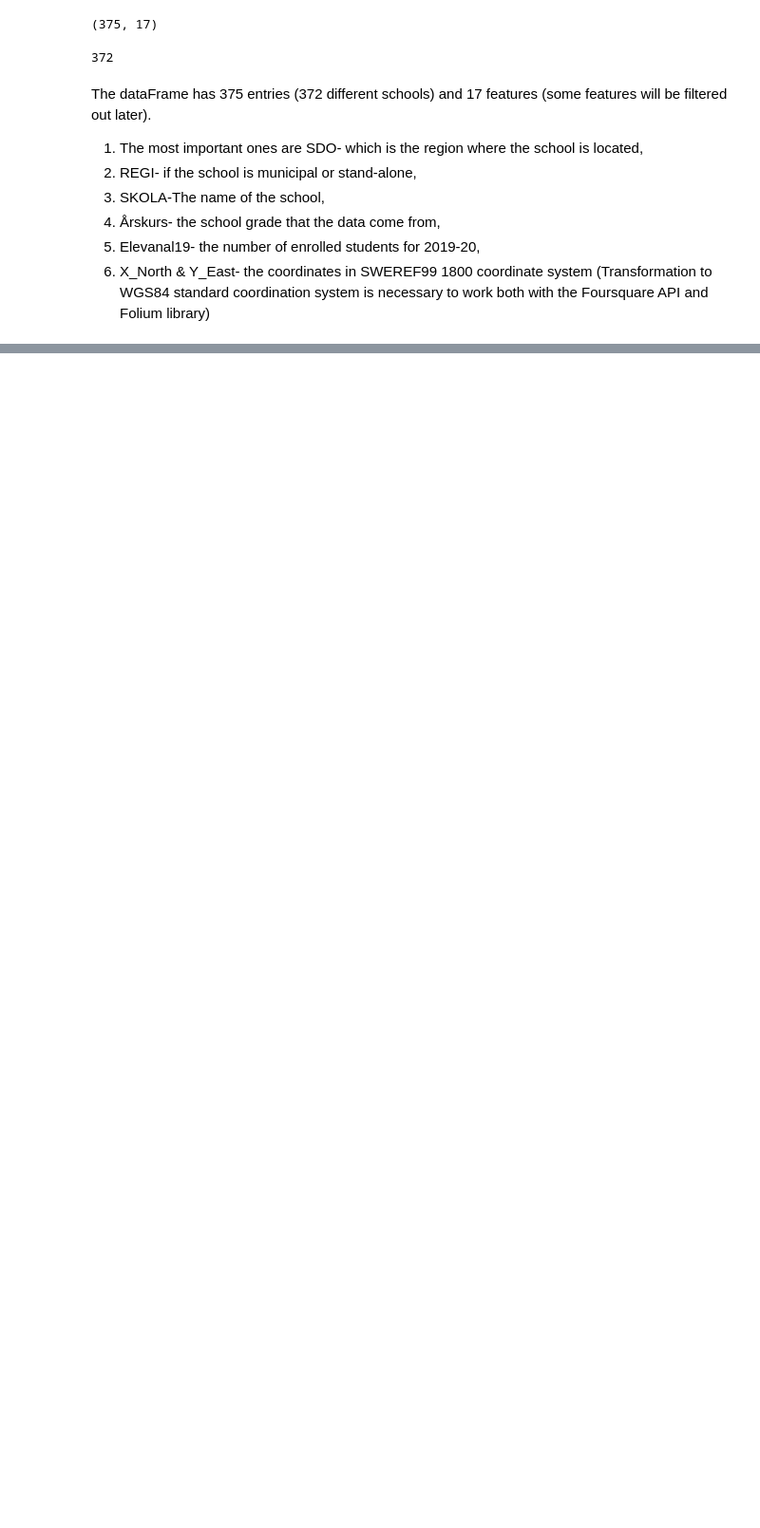
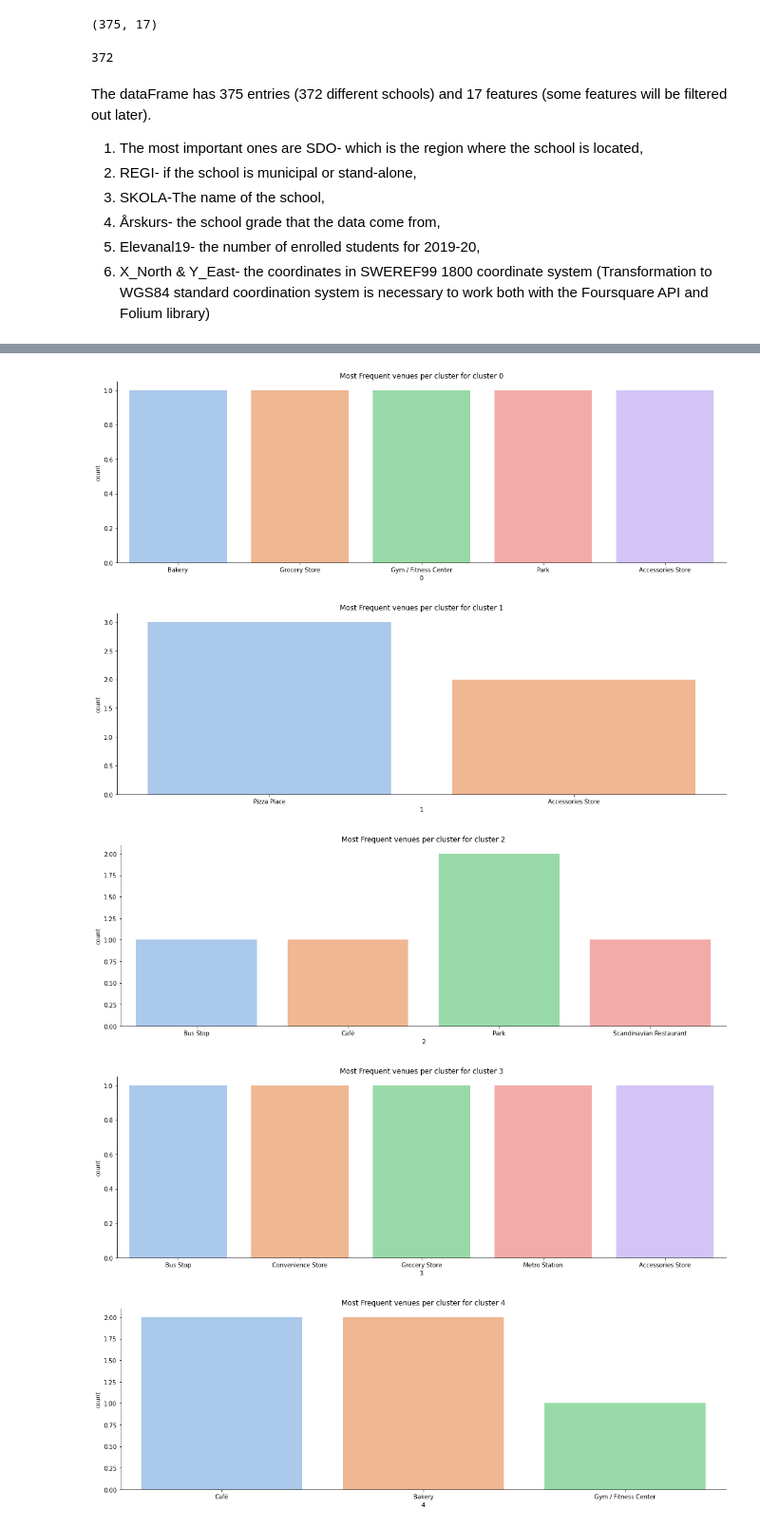
Before and after one commit to olgakrali/Coursera_Capstone, a Jupyter notebook: DS Capstone Final Project- Schools in Stockholm.ipynb, the cells around one changed output, grey strips where cells are left out. Shown at 95% size. Saved outputs shown, nothing was run; the diff lists cells and outputs as text; code cells hidden in the pictures; blank space fills up the shorter version.

```diff
--- a/DS Capstone Final Project- Schools in Stockholm.ipynb
+++ b/DS Capstone Final Project- Schools in Stockholm.ipynb
@@ -46,0 +503,7 @@ The dataFrame has 375 entries (372 different schools) and 17 features (some feat
+# %%
+#Merge the data frame with the initial dataFrame on the common feature (School/SKOLA)
+se_final = df
+
+se_final = se_final.join(commondf.set_index('School'), on='SKOLA').dropna(axis = 0)
+se_final.clusters = se_final.clusters.astype('int32')
+se_final.head()
@@ -46,0 +580,10 @@ The dataFrame has 375 entries (372 different schools) and 17 features (some feat
+# %%
+print('INSIGHTS')
+print('-----------------------------')
+venues_list = []
+for i in range(9):
+    ven_list = insights(se_final, i, se_final.columns[7:-1])
+    venues_list.extend(ven_list)
+
+
+print('DONE')
@@ -46,0 +610,6 @@ The dataFrame has 375 entries (372 different schools) and 17 features (some feat
+# %%
+venuedf = pd.DataFrame([venue_list for venue_list in venues_list])
+venuedf.columns = ['Cluster', 'MostFreqVen1', 'MostFreqVen2', 'MostFreqVen3', 'MostFreqVen4', 'MostFreqVen5', 'MeanNumStudents', 'ClusterSize']
+# %%
+venuedf.set_index('Cluster', inplace =True)
+venuedf
@@ -46,0 +632,15 @@ The dataFrame has 375 entries (372 different schools) and 17 features (some feat
+# %%
+for venue in venuedf.iloc[:,:-1].T.columns:
+
+
+    sns.catplot(x=venue, kind="count", palette="pastel", data=venuedf.iloc[:,:-2].T,
+               height = 5, aspect = 3)
+
+    plt.title('Most Frequent venues per cluster for cluster {}'.format(venue))
+    #plt.savefig('Clust{}.png'.format(venue))
+# %% [output]
+[figure, added]
+[figure, added]
+[figure, added]
+[figure, added]
+[figure, added]
```
Also changed, not shown: parts of 81 cells of this notebook, 2 other files.
